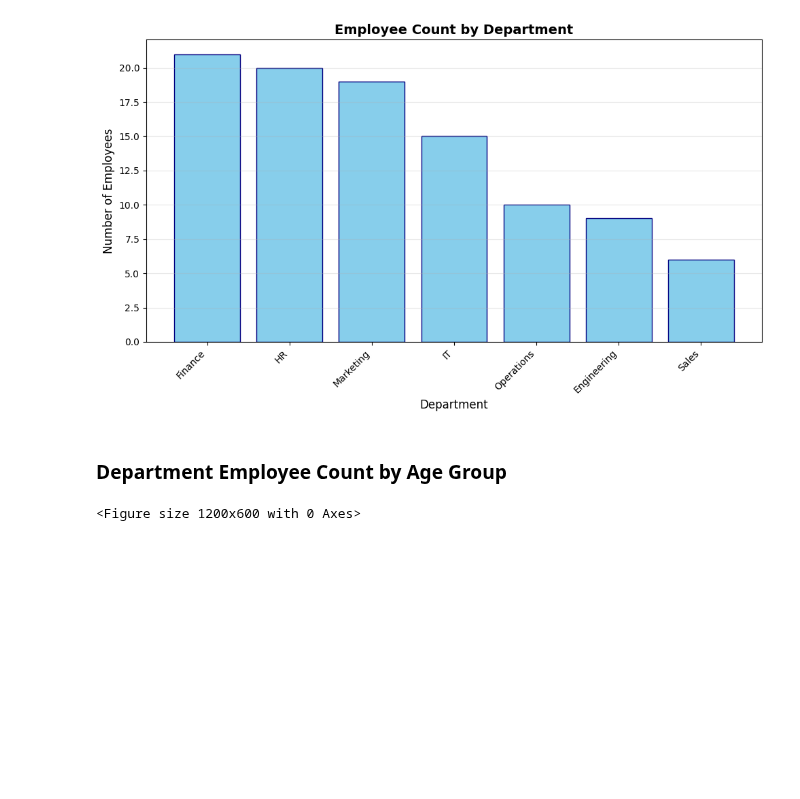
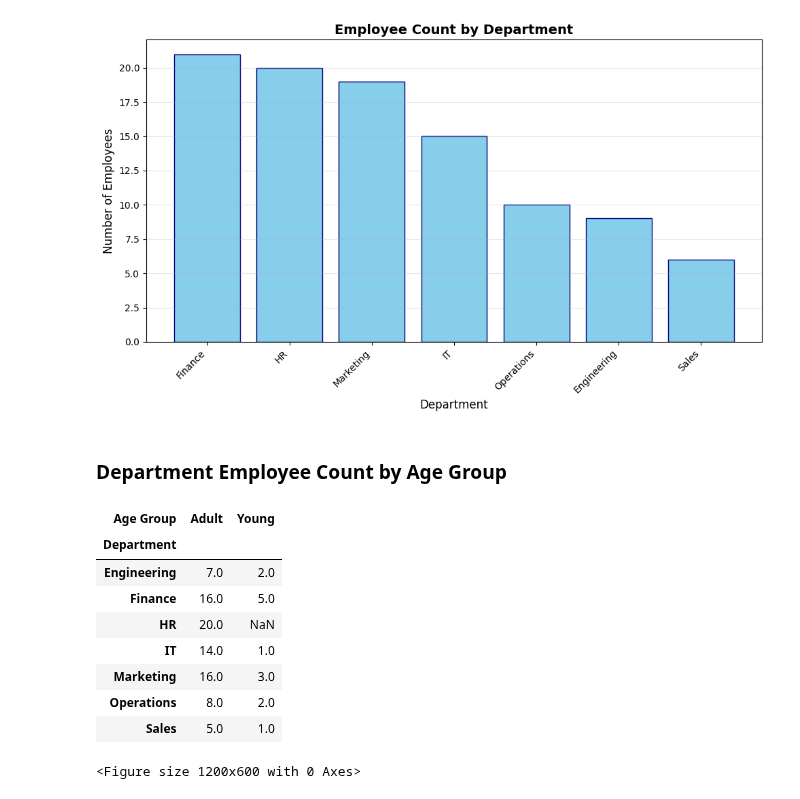
Before and after one commit to stepanogil/cit-data-team-python-training, a Jupyter notebook: 2-pandas.ipynb, the cells around one changed output. Saved outputs shown, nothing was run; the diff lists cells and outputs as text; code cells hidden in the pictures; blank space fills up the shorter version.

```diff
--- a/2-pandas.ipynb
+++ b/2-pandas.ipynb
@@ -360,4 +360,19 @@ plt.show()
 [figure]
 # %% [markdown]
 ### Department Employee Count by Age Group
+# %%
+# unstack
+
+dept_age_counts = df_from_csv.groupby(['Department', 'Age Group']).size().unstack()
+dept_age_counts
+# %% [output]
+| Age Group | Adult | Young |
+| Department |  |  |
+| Engineering | 7.0 | 2.0 |
+| Finance | 16.0 | 5.0 |
+| HR | 20.0 | NaN |
+| IT | 14.0 | 1.0 |
+| Marketing | 16.0 | 3.0 |
+| Operations | 8.0 | 2.0 |
+| Sales | 5.0 | 1.0 |
 # %%
```
Also changed, not shown: parts of 1 cell of this notebook, 3 other files.
